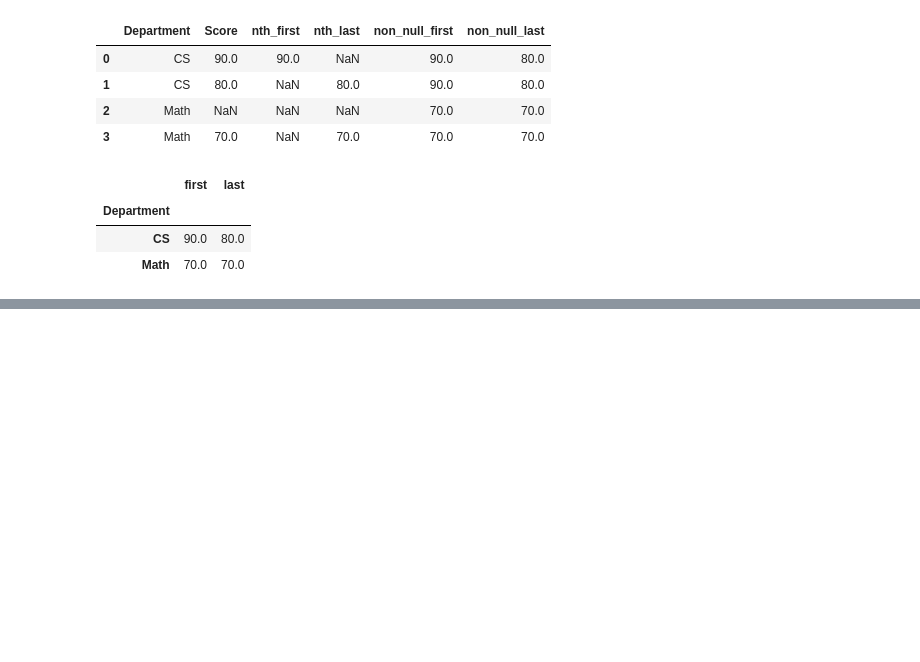
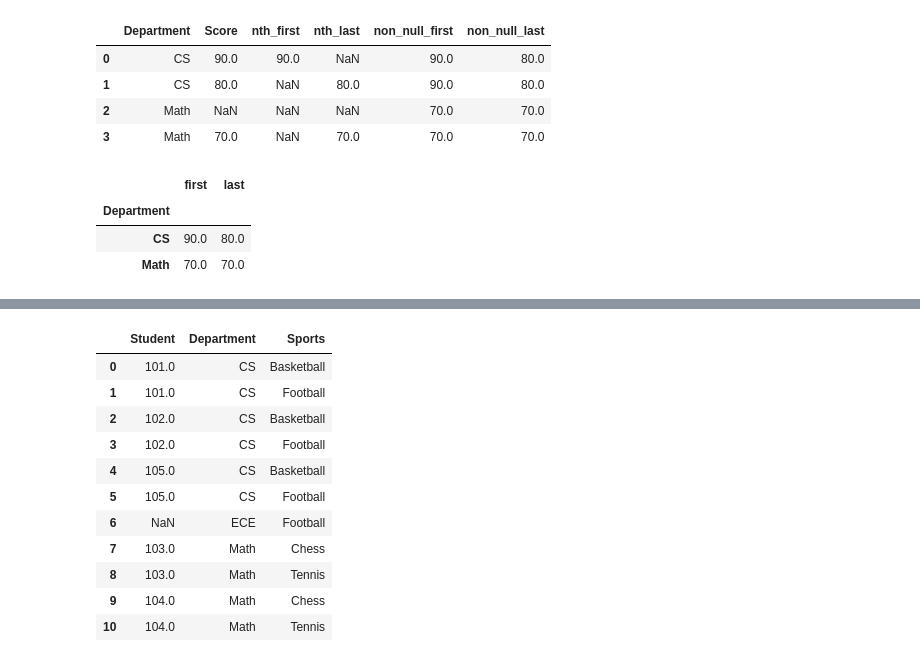
Before and after one commit to kumarketanbansal-hue/Python-Pandas, a Jupyter notebook: Python_Pandas.ipynb, the cells around one changed output, grey strips where cells are left out. Saved outputs shown, nothing was run; the diff lists cells and outputs as text; code cells hidden in the pictures; blank space fills up the shorter version.

```diff
--- a/Python_Pandas.ipynb
+++ b/Python_Pandas.ipynb
@@ -1247,0 +1360,15 @@ df4.groupby('Department')['Score'].agg(['first', 'last'])
+# %%
+pd.merge(a, b, on='Department', how='outer')
+# %% [output]
+|  | Student | Department | Sports |
+| 0 | 101.0 | CS | Basketball |
+| 1 | 101.0 | CS | Football |
+| 2 | 102.0 | CS | Basketball |
+| 3 | 102.0 | CS | Football |
+| 4 | 105.0 | CS | Basketball |
+| 5 | 105.0 | CS | Football |
+| 6 | NaN | ECE | Football |
+| 7 | 103.0 | Math | Chess |
+| 8 | 103.0 | Math | Tennis |
+| 9 | 104.0 | Math | Chess |
+| 10 | 104.0 | Math | Tennis |
```
Also changed, not shown: parts of 44 cells of this notebook.
